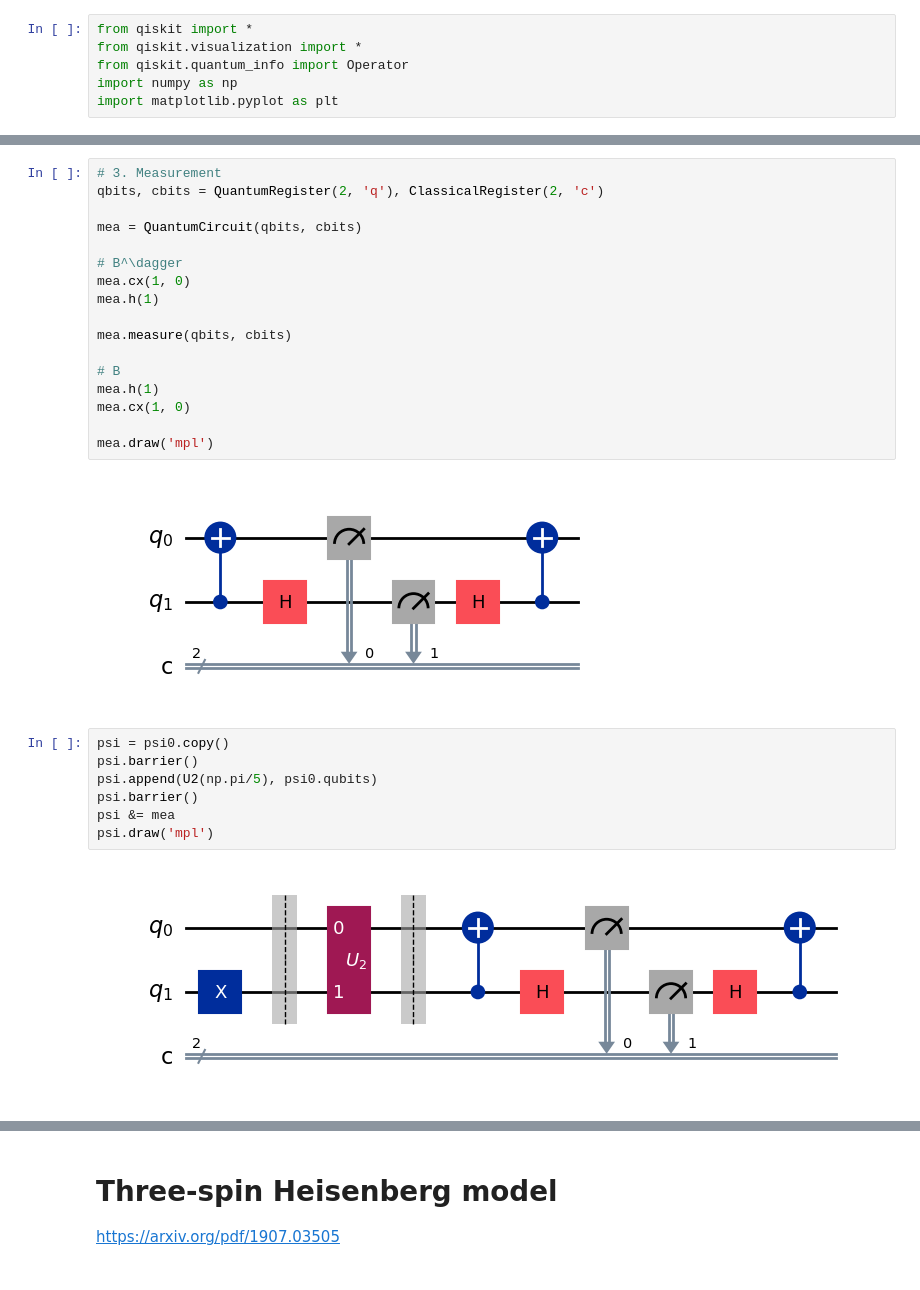
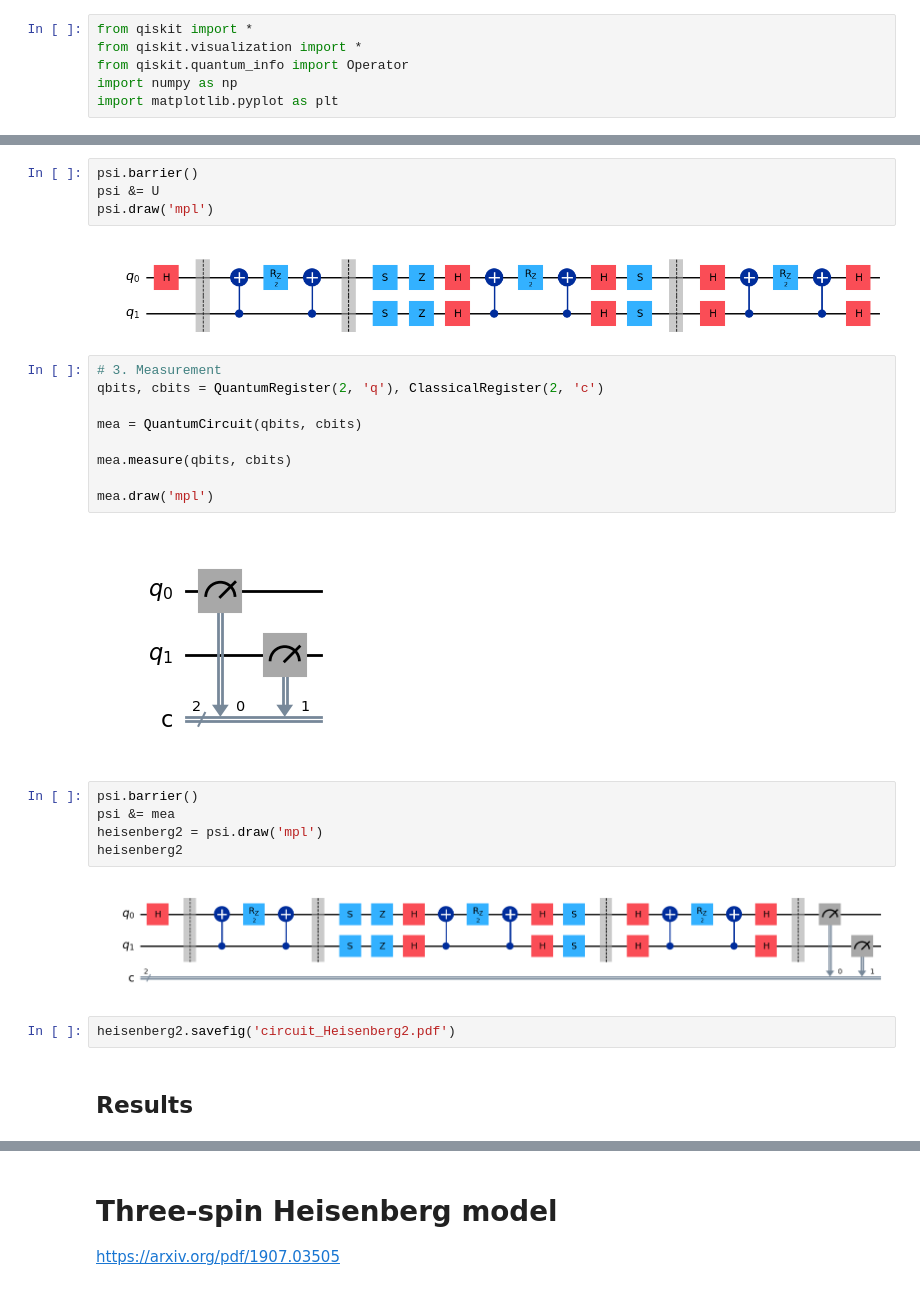
Before and after one commit to bin-wu-phys/QuantumSimulation, a Jupyter notebook: 02.Trotterization.1.x.ipynb, the cells around one changed output, grey strips where cells are left out. Cells and saved outputs as stored; diff of their text form.

```diff
--- a/02.Trotterization.1.x.ipynb
+++ b/02.Trotterization.1.x.ipynb
@@ -61,28 +103,28 @@ psi0.draw('mpl')
+# %%
+psi.barrier()
+psi &= U
+psi.draw('mpl')
+# %% [output]
+[figure, added]
 # %%
 # 3. Measurement
 qbits, cbits = QuantumRegister(2, 'q'), ClassicalRegister(2, 'c')
 
 mea = QuantumCircuit(qbits, cbits)
 
-# B^\dagger
-mea.cx(1, 0)
-mea.h(1)
-
 mea.measure(qbits, cbits)
 
-# B
-mea.h(1)
-mea.cx(1, 0)
-
 mea.draw('mpl')
 # %% [output]
-[figure, old version]
+[figure, new version]
 # %%
-psi = psi0.copy()
-psi.barrier()
-psi.append(U2(np.pi/5), psi0.qubits)
 psi.barrier()
 psi &= mea
-psi.draw('mpl')
+heisenberg2 = psi.draw('mpl')
+heisenberg2
 # %% [output]
-[figure, old version]
+[figure, new version]
+# %%
+heisenberg2.savefig('circuit_Heisenberg2.pdf')
+# %% [markdown]
+## Results
```
Also changed, not shown: parts of 16 cells of this notebook.
